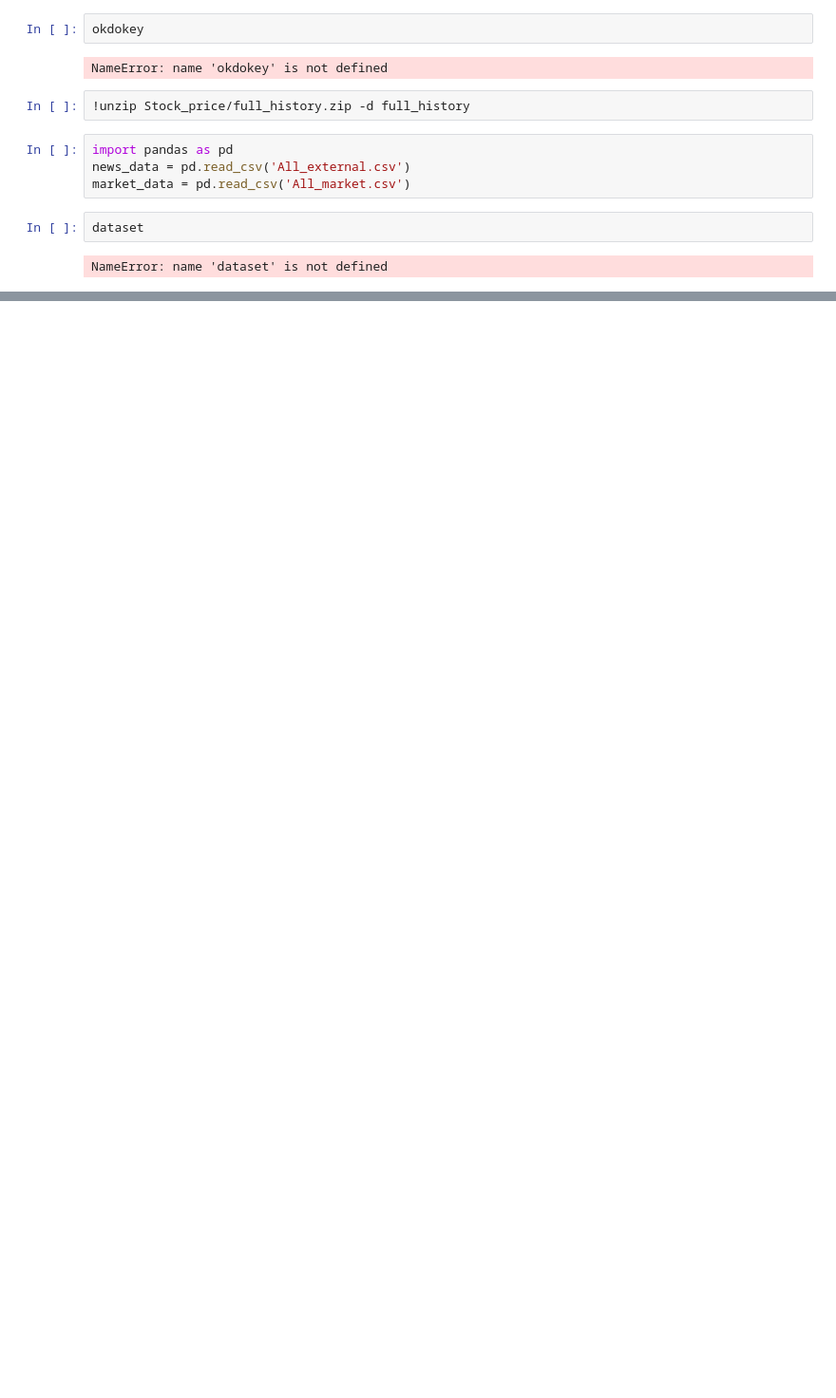
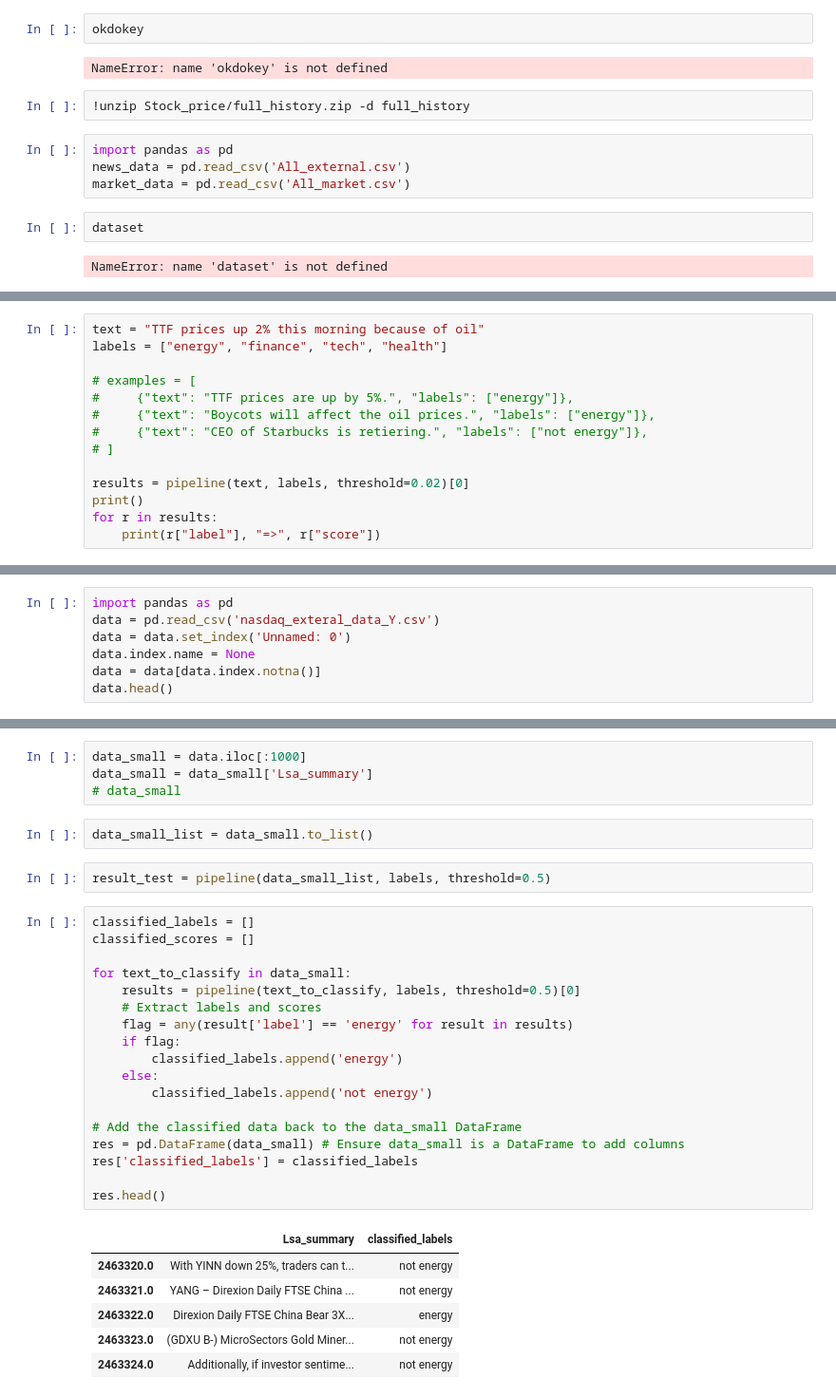
Before and after one commit to Maziger/Laksegate-master-thesis, a Jupyter notebook: POC/FINSPID_test.ipynb, the cells around one changed output, grey strips where cells are left out. Shown at 95% size. Cells and saved outputs as stored; diff of their text form; blank space fills up the shorter version.

Commit message:
Added test to classify different news article based on relevance

```diff
--- a/POC/FINSPID_test.ipynb
+++ b/POC/FINSPID_test.ipynb
@@ -75,0 +95,14 @@ NameError: name 'dataset' is not defined
+# %%
+text = "TTF prices up 2% this morning because of oil"
+labels = ["energy", "finance", "tech", "health"]
+
+# examples = [
+#     {"text": "TTF prices are up by 5%.", "labels": ["energy"]},
+#     {"text": "Boycots will affect the oil prices.", "labels": ["energy"]},
+#     {"text": "CEO of Starbucks is retiering.", "labels": ["not energy"]},
+# ]
+
+results = pipeline(text, labels, threshold=0.02)[0]
+print()
+for r in results:
+    print(r["label"], "=>", r["score"])
@@ -75,0 +113,7 @@ NameError: name 'dataset' is not defined
+# %%
+import pandas as pd
+data = pd.read_csv('nasdaq_exteral_data_Y.csv')
+data = data.set_index('Unnamed: 0')
+data.index.name = None
+data = data[data.index.notna()]
+data.head()
@@ -75,0 +127,33 @@ NameError: name 'dataset' is not defined
+# %%
+data_small = data.iloc[:1000]
+data_small = data_small['Lsa_summary']
+# data_small
+# %%
+data_small_list = data_small.to_list()
+# %%
+result_test = pipeline(data_small_list, labels, threshold=0.5)
+# %%
+classified_labels = []
+classified_scores = []
+
+for text_to_classify in data_small:
+    results = pipeline(text_to_classify, labels, threshold=0.5)[0]
+    # Extract labels and scores
+    flag = any(result['label'] == 'energy' for result in results)
+    if flag:
+        classified_labels.append('energy')
+    else:
+        classified_labels.append('not energy')
+
+# Add the classified data back to the data_small DataFrame
+res = pd.DataFrame(data_small) # Ensure data_small is a DataFrame to add columns
+res['classified_labels'] = classified_labels
+
+res.head()
+# %% [output]
+|  | Lsa_summary | classified_labels |
+| 2463320.0 | With YINN down 25%, traders can t... | not energy |
+| 2463321.0 | YANG – Direxion Daily FTSE China ... | not energy |
+| 2463322.0 | Direxion Daily FTSE China Bear 3X... | energy |
+| 2463323.0 | (GDXU B-) MicroSectors Gold Miner... | not energy |
+| 2463324.0 | Additionally, if investor sentime... | not energy |
```
Also changed, not shown: parts of 10 cells of this notebook.
